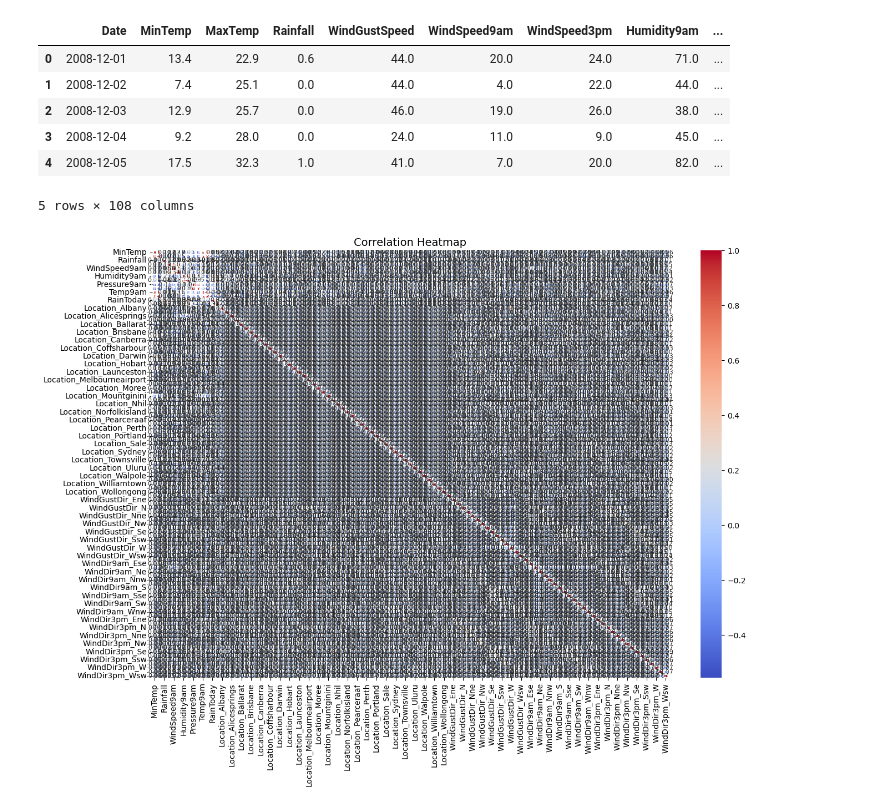
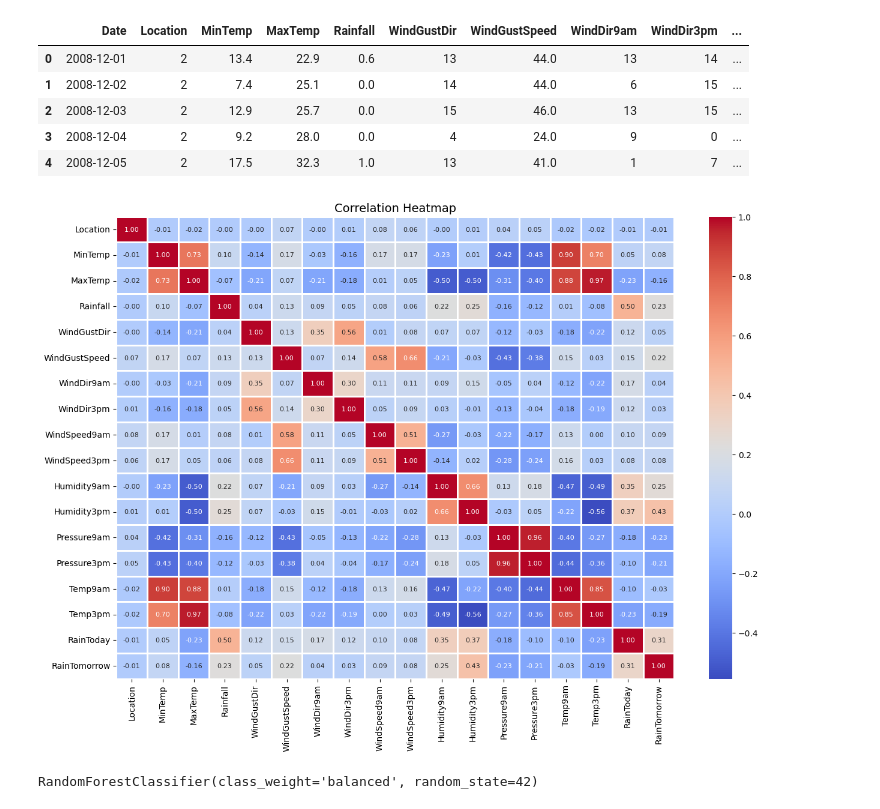
Before and after one commit to maroyam42/Weather_Prediction, a Jupyter notebook: RandomForest.ipynb, the cells around one changed output. Cells and saved outputs as stored; diff of their text form; code cells hidden in the pictures.

Commit message:
update on RandomForest Model

```diff
--- a/RandomForest.ipynb
+++ b/RandomForest.ipynb
@@ -11,30 +11,29 @@
 # %%
-#df=pd.read_csv("processedtrain.csv") i have question here
-# df=pd.read_csv("C:/Users/Dell/Downloads/Data Science Track/Weather/datasets/clean/processedtrain.csv")
-# df.head()
+#df=pd.read_csv("processedtrain.csv")# i have question here
+df=pd.read_csv("C:/Users/Dell/Downloads/Data Science Track/Weather/datasets/clean/processedtrain.csv")
+df.head()
 # %% [output]
-|  | Date | MinTemp | MaxTemp | Rainfall | WindGustSpeed | WindSpeed9am | WindSpeed3pm | Humidity9am | ... |
-| 0 | 2008-12-01 | 13.4 | 22.9 | 0.6 | 44.0 | 20.0 | 24.0 | 71.0 | ... |
-| 1 | 2008-12-02 | 7.4 | 25.1 | 0.0 | 44.0 | 4.0 | 22.0 | 44.0 | ... |
-| 2 | 2008-12-03 | 12.9 | 25.7 | 0.0 | 46.0 | 19.0 | 26.0 | 38.0 | ... |
-| 3 | 2008-12-04 | 9.2 | 28.0 | 0.0 | 24.0 | 11.0 | 9.0 | 45.0 | ... |
-| 4 | 2008-12-05 | 17.5 | 32.3 | 1.0 | 41.0 | 7.0 | 20.0 | 82.0 | ... |
+|  | Date | Location | MinTemp | MaxTemp | Rainfall | WindGustDir | WindGustSpeed | WindDir9am | WindDir3pm | ... |
+| 0 | 2008-12-01 | 2 | 13.4 | 22.9 | 0.6 | 13 | 44.0 | 13 | 14 | ... |
+| 1 | 2008-12-02 | 2 | 7.4 | 25.1 | 0.0 | 14 | 44.0 | 6 | 15 | ... |
+| 2 | 2008-12-03 | 2 | 12.9 | 25.7 | 0.0 | 15 | 46.0 | 13 | 15 | ... |
+| 3 | 2008-12-04 | 2 | 9.2 | 28.0 | 0.0 | 4 | 24.0 | 9 | 0 | ... |
+| 4 | 2008-12-05 | 2 | 17.5 | 32.3 | 1.0 | 13 | 41.0 | 1 | 7 | ... |
-5 rows × 108 columns
 # %%
-# #heat map
-# numeric_data = df.drop(columns=["Date"]).select_dtypes(include=['int64', 'float64'])
-# corr_matrix = numeric_data.corr()
+#heat map
+numeric_data = df.drop(columns=["Date"]).select_dtypes(include=['int64', 'float64'])
+corr_matrix = numeric_data.corr()
 
-# plt.figure(figsize=(15,10))
-# sns.heatmap(
-#     corr_matrix,
-#     annot=True,
-#     annot_kws={'size': 8},
-#     fmt='.2f',
-#     cmap='coolwarm',
-#     linewidths=1,
-# )
-# plt.title("Correlation Heatmap", fontsize=14)
-# plt.show()
+plt.figure(figsize=(15,10))
+sns.heatmap(
+    corr_matrix,
+    annot=True,
+    annot_kws={'size': 8},
+    fmt='.2f',
+    cmap='coolwarm',
+    linewidths=1,
+)
+plt.title("Correlation Heatmap", fontsize=14)
+plt.show()
 # %% [output]
-[figure, old version]
+[figure, new version]
@@ -40,0 +47,10 @@
+# %%
+model = RandomForestClassifier(
+    n_estimators=100,
+    max_depth=None,
+    class_weight="balanced",
+    random_state=42
+)
+model.fit(X_train, y_train)
+# %% [output]
+RandomForestClassifier(class_weight='balanced', random_state=42)
```
Also changed, not shown: parts of 5 cells of this notebook.
